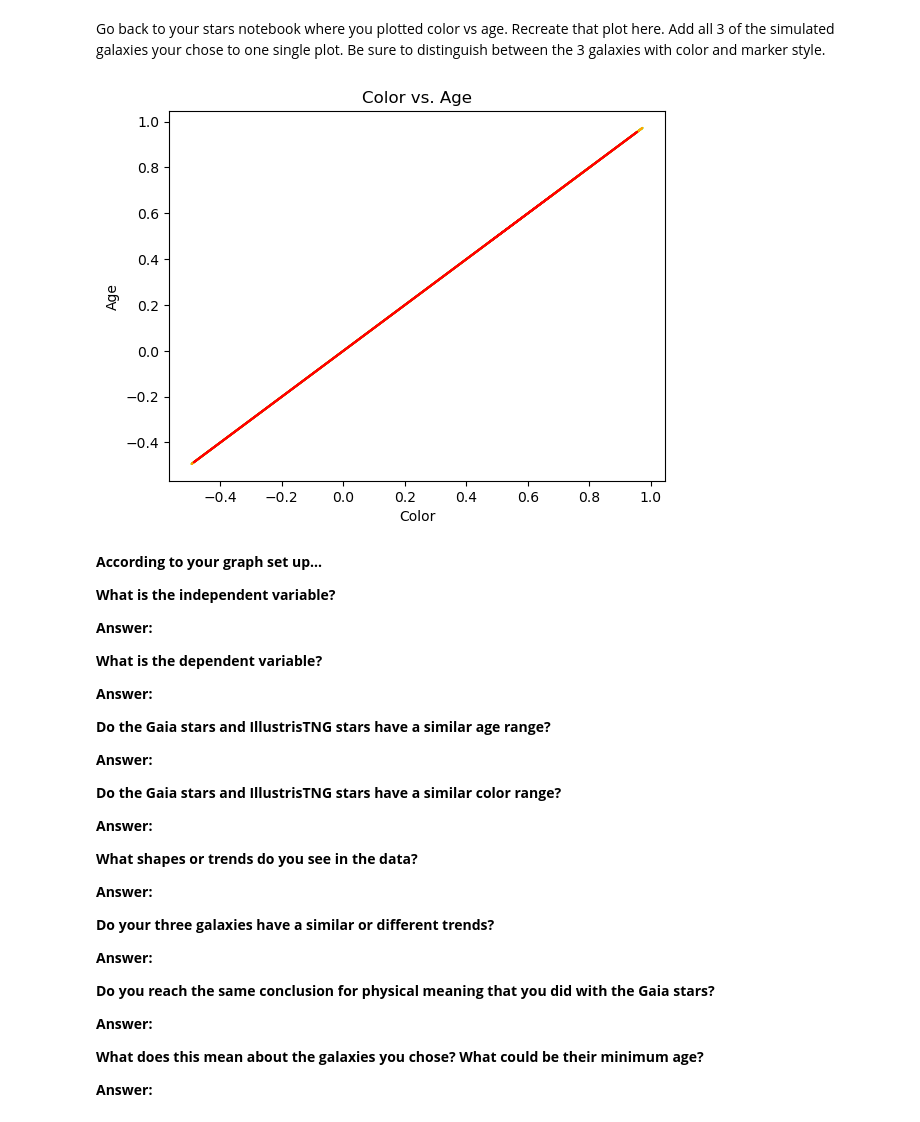
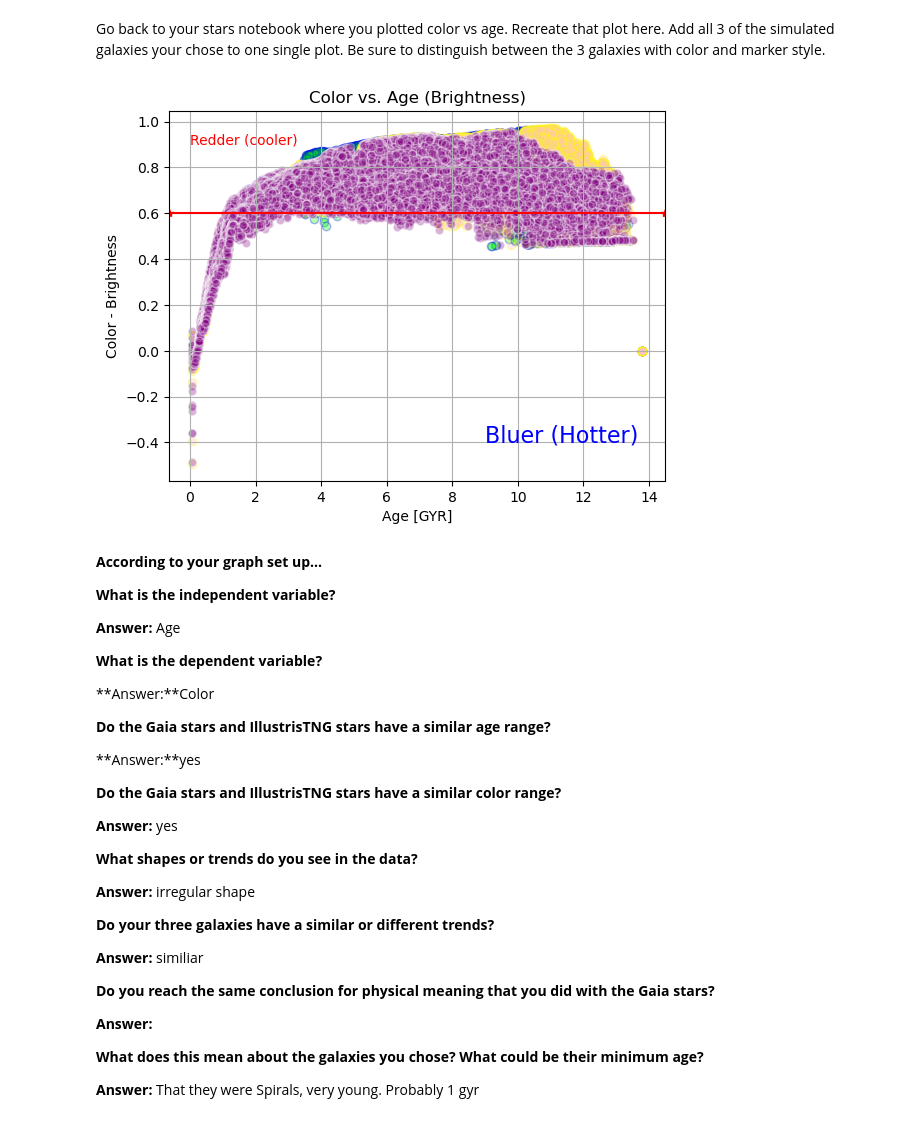
Before and after one commit to Santiago786/CFR-2025, a Jupyter notebook: Astro/Blank/6 - Simulated Galaxies Pt1.ipynb, the cells around one changed output. Drawn from its saved outputs; the diff is of its cells as text; code cells hidden in the pictures.

```diff
--- a/Astro/Blank/6 - Simulated Galaxies Pt1.ipynb
+++ b/Astro/Blank/6 - Simulated Galaxies Pt1.ipynb
@@ -227,49 +227,60 @@ plt.xlim()
 Go back to your stars notebook where you plotted color vs age. Recreate that plot here. Add all 3 of the simulated galaxies your chose to one single plot. Be sure to distinguish between the 3 galaxies with color and marker style.
 # %%
 # color vs age
-age1 =
-age2=
-age3=
-plt.plot(color,age1, color = 'lime',)
-plt.plot(color2,age2, color = 'orange',)
-plt.plot(color3, age3, color = 'r')
+age1 = data1['age [Gyr]']
+age2 = data2['age [Gyr]']
+age3 = data3 ['age [Gyr]']
 
-plt.title ('Color vs. Age')
-plt.xlabel('Color')
-plt.ylabel('Age')
+
+plt.scatter(age1, color, color = 'lime', marker='o', alpha = 0.3, edgecolor = 'blue',)
+plt.title ('Color vs. Age (Brightness)')
+plt.xlabel('Age [GYR]')
+plt.ylabel('Color - Brightness')
+
+plt.scatter(age2,color2, color = 'pink', marker='o', alpha = 0.3,  edgecolor = 'yellow',)
+plt.scatter(age3,color3, color = 'purple', marker='o',alpha = 0.3,  edgecolor = 'white',)
+
+plt.text(9,-0.4, 'Bluer (Hotter) ', fontsize=16, color='blue')
+plt.text(0,0.9, 'Redder (cooler) ', fontsize=10, color='r')
+plt.axhline(0.6, marker = '*', color='r')
+plt.xlim()
+#plt.legend()
+# import our graphing package
+
+plt.grid(True)
 plt.show()
+
 # pull out the age data from each of the 3 galaxies
 
-
 # scatter plot of color vs age in all 3 galaxies. try experimenting with "alpha" so you can see the data
 # %% [output]
-[figure, old version]
+[figure, new version]
 # %% [markdown]
 **According to your graph set up...**
 
 **What is the independent variable?**
 
-**Answer:**
+**Answer:** Age
 
 **What is the dependent variable?**
 
-**Answer:**
+**Answer:**Color
 
 **Do the Gaia stars and IllustrisTNG stars have a similar age range?**
 
-**Answer:**
+**Answer:**yes
 
 **Do the Gaia stars and IllustrisTNG stars have a similar color range?**
 
-**Answer:**
+**Answer:** yes
 
 **What shapes or trends do you see in the data?**
 
-**Answer:**
+**Answer:** irregular shape
 
 **Do your three galaxies have a similar or different trends?**
 
-**Answer:**
+**Answer:** similiar
 
 **Do you reach the same conclusion for physical meaning that you did with the Gaia stars?**
 
@@ -277,4 +288,4 @@ plt.show()
 
 **What does this mean about the galaxies you chose? What could be their minimum age?**
 
-**Answer:**
+**Answer:** That they were Spirals, very young. Probably 1 gyr
```
